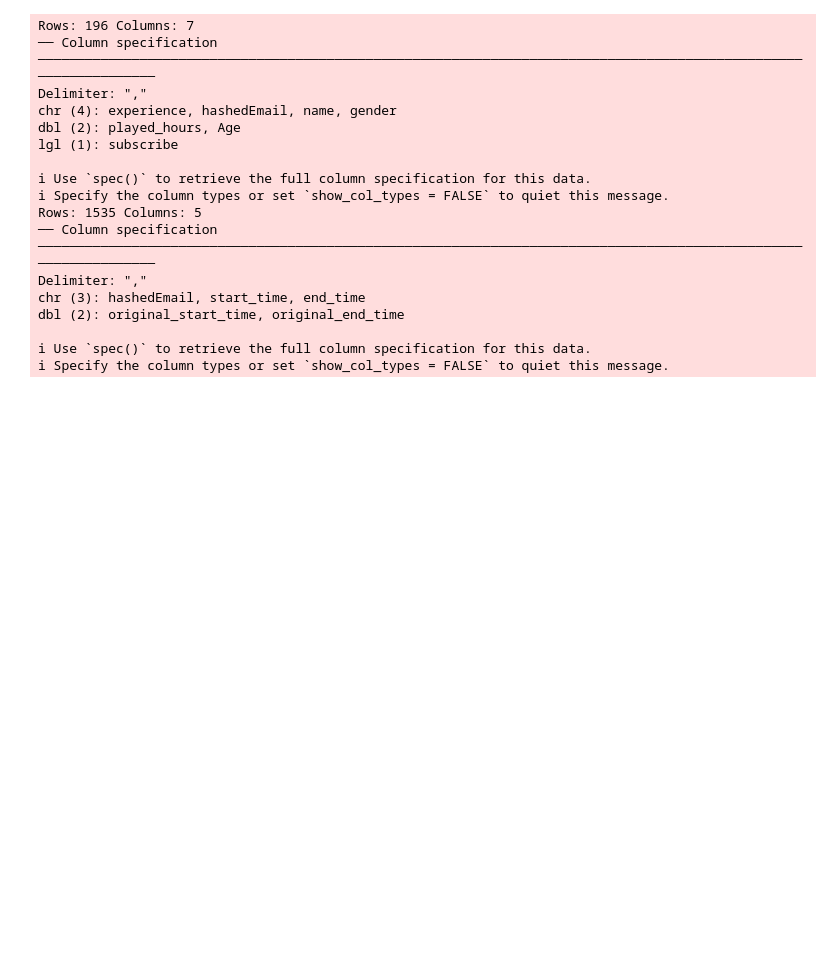
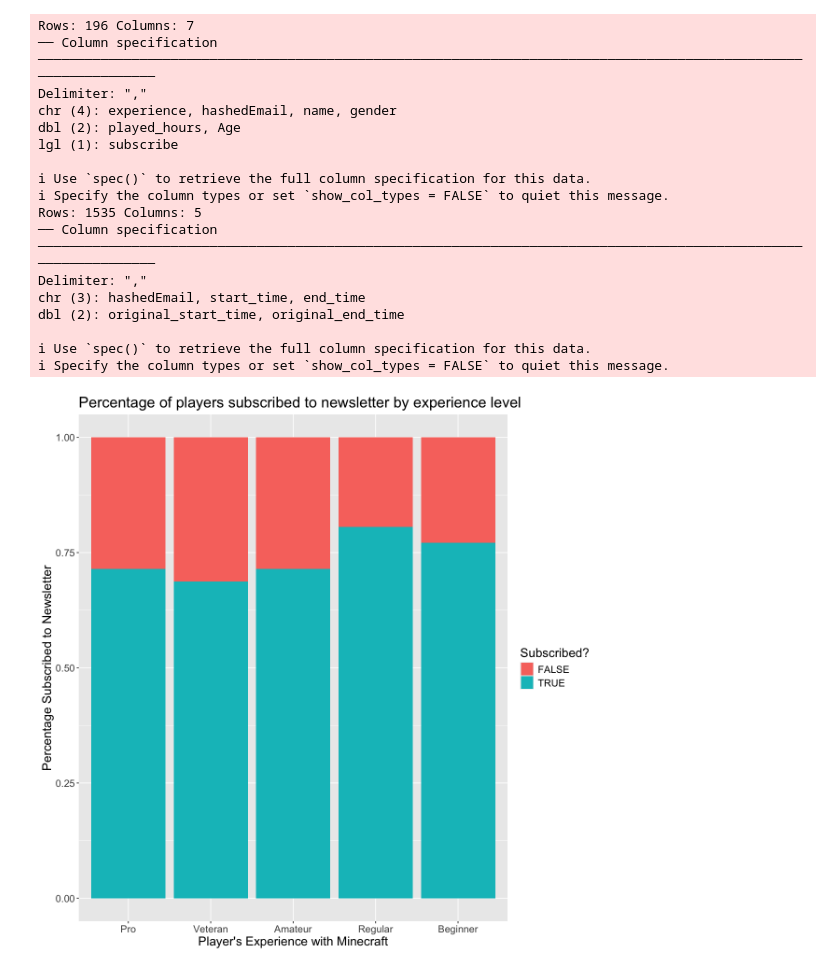
Before and after one commit to avahbot/dsci-100-term-project, a Jupyter notebook: planning_report.ipynb, the cells around one changed output. Saved outputs shown, nothing was run; the diff lists cells and outputs as text; code cells hidden in the pictures; blank space fills up the shorter version.

Commit message:
Add exporatory data analysis and visualization

```diff
--- a/planning_report.ipynb
+++ b/planning_report.ipynb
@@ -87,0 +102,11 @@ dbl (2): original_start_time, original_end_time
+# %%
+# Does experience level of player affect their likelihood of subscribing?
+options(repr.plot.width = 10, repr.plot.height = 10)
+
+players |> ggplot(aes(x = Experience, fill = Subscribe)) +
+    geom_bar(position = "fill") +
+    labs(x = "Player's Experience with Minecraft", y = "Percentage Subscribed to Newsletter", fill = "Subscribed?") +
+    ggtitle("Percentage of players subscribed to newsletter by experience level") +
+    theme(text = element_text(size = 16))
+# %% [output]
+[figure, added]
```
Also changed, not shown: parts of 8 cells of this notebook.
